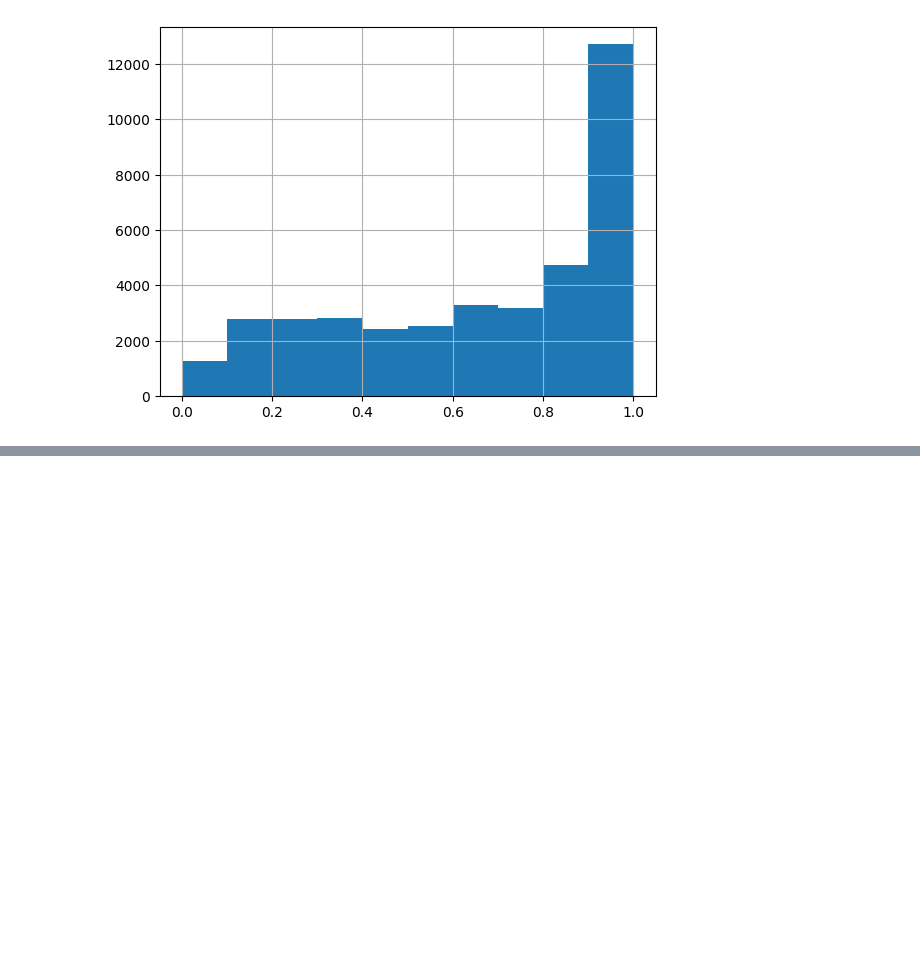
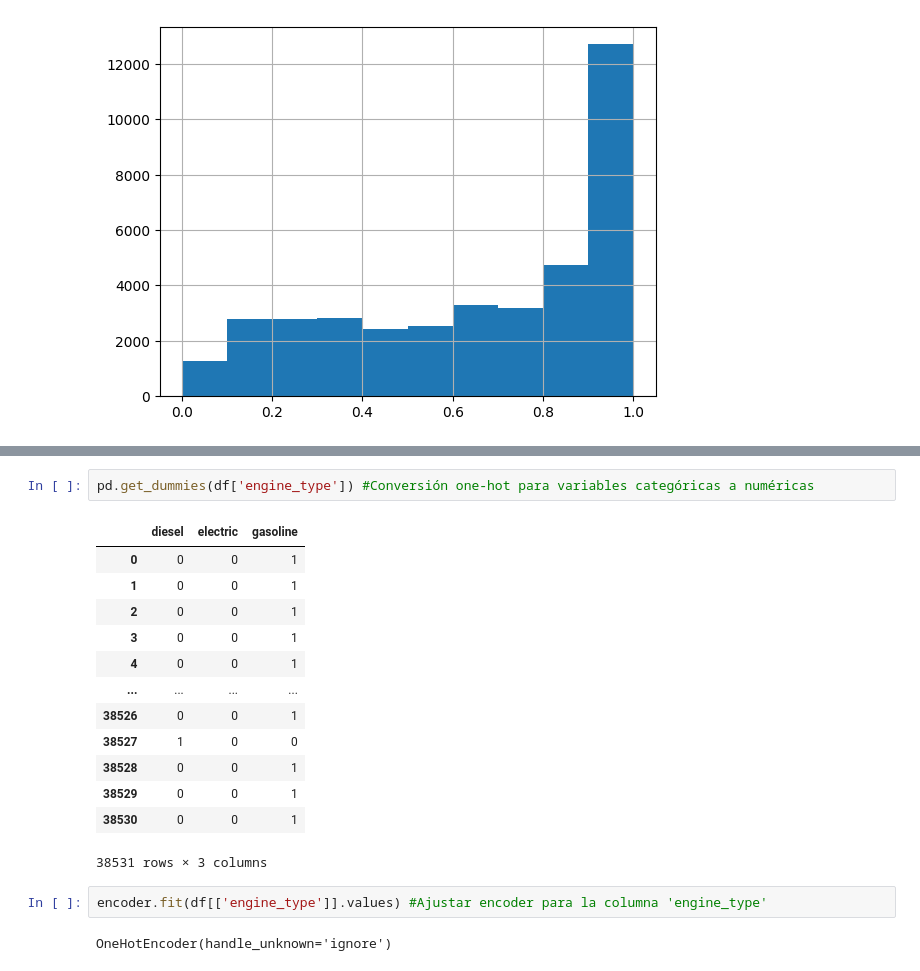
Before and after one commit to feracor/estadistica_descriptiva, a Jupyter notebook: 2_estadistica_en_ingesta_de_datos.ipynb, the cells around one changed output, grey strips where cells are left out. Saved outputs shown, nothing was run; the diff lists cells and outputs as text; blank space fills up the shorter version.

```diff
--- a/2_estadistica_en_ingesta_de_datos.ipynb
+++ b/2_estadistica_en_ingesta_de_datos.ipynb
@@ -120,0 +134,20 @@ df.price_usd.apply(lambda x: np.tanh(x/a)).hist()
+# %%
+pd.get_dummies(df['engine_type']) #Conversión one-hot para variables categóricas a numéricas
+# %% [output]
+|  | diesel | electric | gasoline |
+| 0 | 0 | 0 | 1 |
+| 1 | 0 | 0 | 1 |
+| 2 | 0 | 0 | 1 |
+| 3 | 0 | 0 | 1 |
+| 4 | 0 | 0 | 1 |
+| ... | ... | ... | ... |
+| 38526 | 0 | 0 | 1 |
+| 38527 | 1 | 0 | 0 |
+| 38528 | 0 | 0 | 1 |
+| 38529 | 0 | 0 | 1 |
+| 38530 | 0 | 0 | 1 |
+38531 rows × 3 columns
+# %%
+encoder.fit(df[['engine_type']].values) #Ajustar encoder para la columna 'engine_type'
+# %% [output]
+OneHotEncoder(handle_unknown='ignore')
```
Also changed, not shown: parts of 10 cells of this notebook.
